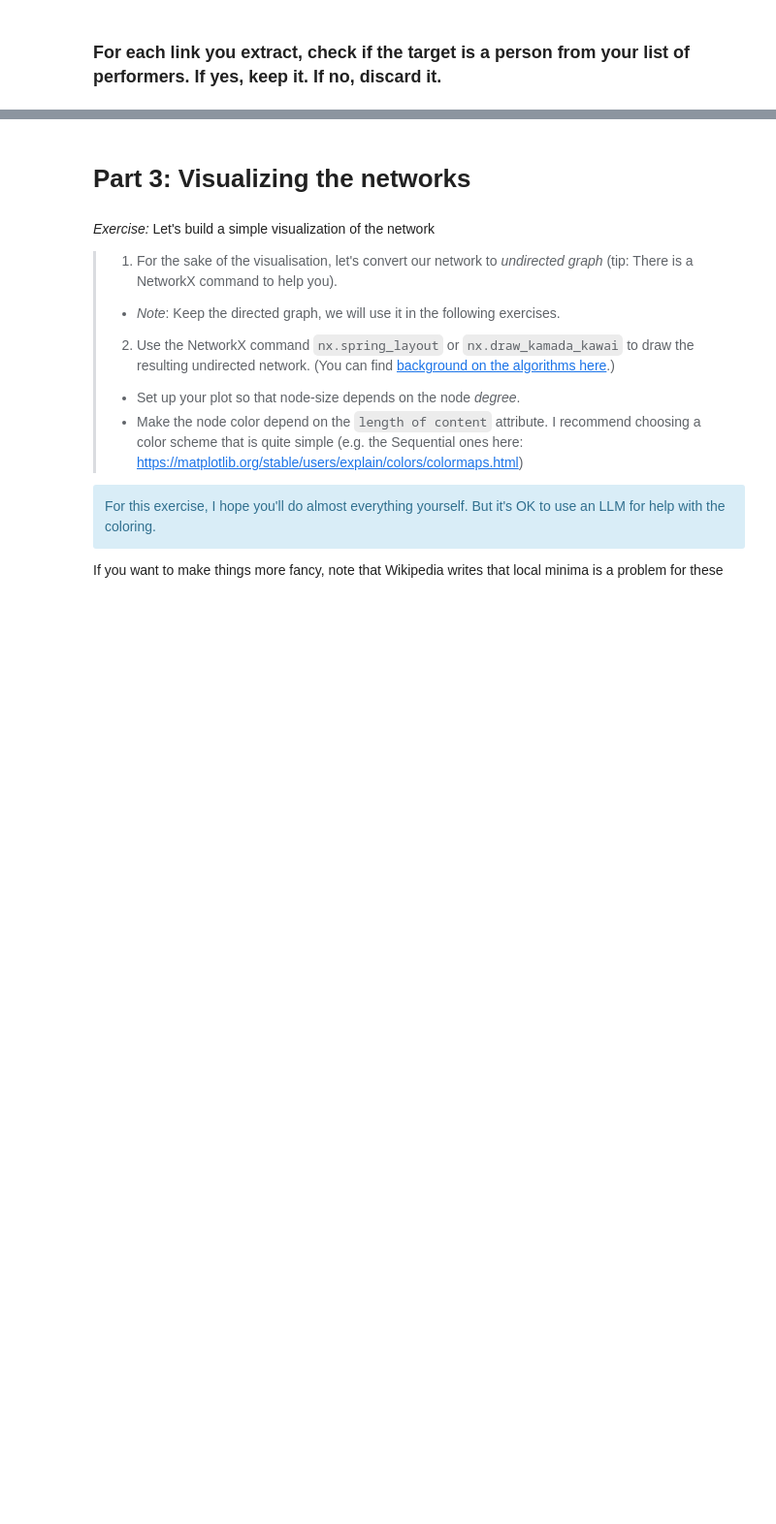
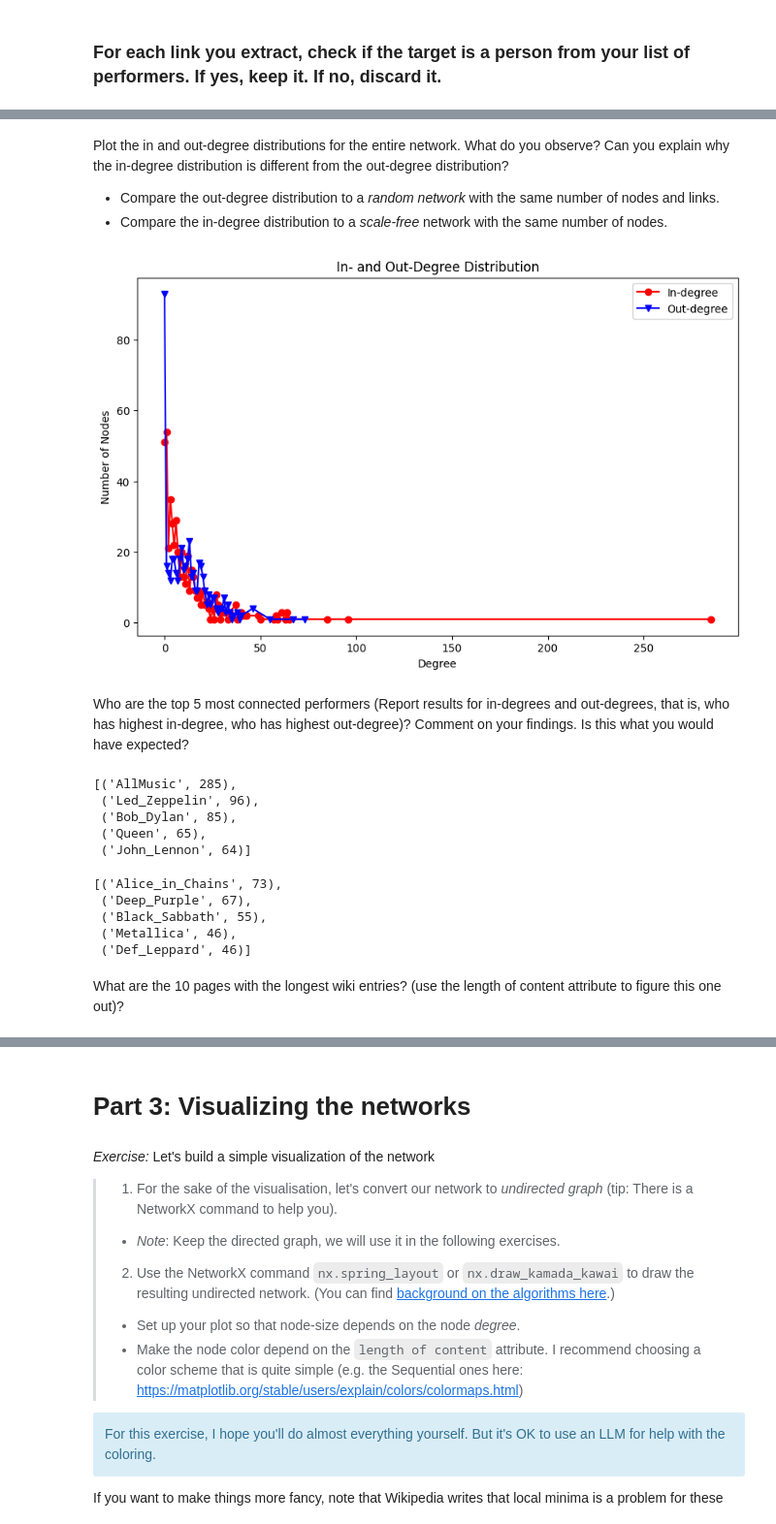
Before and after one commit to DitteGilsfeldt/MSc_Human-Centered_Artificial_Intelligence_DTU, a Jupyter notebook: MSc__7_Semester__Overgangssemester/02805__Social_Grapg_and_Interaction/Week_4/Week4.ipynb, the cells around one changed output, grey strips where cells are left out. Shown at 97% size. Cells and saved outputs as stored; diff of their text form; code cells hidden in the pictures; blank space fills up the shorter version.

Commit message:
Social graph - Week 4 and week 5

```diff
--- a/MSc__7_Semester__Overgangssemester/02805__Social_Grapg_and_Interaction/Week_4/Week4.ipynb
+++ b/MSc__7_Semester__Overgangssemester/02805__Social_Grapg_and_Interaction/Week_4/Week4.ipynb
@@ -213,7 +213,7 @@ all_wiki_links_rock
 # %%
 rock_performance = []
 for link in all_wiki_links_rock:
-    if "File" not in link and "Special:" not in link and "rock music" not in link and "Image:" not in link and "Category:" not in link:
+    if "File" not in link and "Special:" not in link and "rock music" not in link and "Image:" not in link and "Category:" not in link and "AllMusic" not in link and "Template:" not in link and "Help:" not in link and "Portal:" not in link and "Talk:" not in link:
         rock_performance.append(link)
 rock_performance
 # %% [output]
@@ -724,0 +798,19 @@ rock_performance
+# %%
+import networkx as nx
+
+G = nx.DiGraph()
+
+for performer in all_performers:
+    # Use the .txt files you actually saved
+    file_path = os.path.join(directory, f"{performer}.txt")
+
+    with open(file_path, "r", encoding="utf-8") as f:
+        text = f.read()
+        word_count = len(text.split())
+
+    # Add performer node with word_count attribute
+    G.add_node(performer, word_count=word_count)
+
+    # Add edges to linked performers
+    for target in matching_links_collection.get(performer, []):
+        G.add_edge(performer, target)
@@ -750,0 +905,54 @@ For this exercise, I hope you'll do everything yourself. This is a part where yo
+# %% [markdown]
+Plot the in and out-degree distributions for the entire network. What do you observe? Can you explain why the in-degree distribution is different from the out-degree distribution?
+
+
+* Compare the out-degree distribution to a *random network* with the same number of nodes and links.
+* Compare the in-degree distribution to a *scale-free* network with the same number of nodes.
+# %%
+import matplotlib.pyplot as plt
+
+in_degrees = dict(G.in_degree())
+out_degrees = dict(G.out_degree())
+
+# 3. Prepare data for plotting (get degree values and counts)
+in_degree_values = sorted(set(in_degrees.values()))
+in_hist = [list(in_degrees.values()).count(x) for x in in_degree_values]
+
+out_degree_values = sorted(set(out_degrees.values()))
+out_hist = [list(out_degrees.values()).count(x) for x in out_degree_values]
+
+# 4. Plot the histograms
+plt.figure(figsize=(10, 6))
+plt.plot(in_degree_values, in_hist, marker='o', linestyle='-', color='red', label='In-degree')
+plt.plot(out_degree_values, out_hist, marker='v', linestyle='-', color='blue', label='Out-degree')
+
+plt.title('In- and Out-Degree Distribution')
+plt.xlabel('Degree')
+plt.ylabel('Number of Nodes')
+plt.legend()
+plt.show()
+# %% [output]
+[figure, added]
+# %% [markdown]
+Who are the top 5 most connected performers (Report results for in-degrees and out-degrees, that is, who has highest in-degree, who has highest out-degree)? Comment on your findings. Is this what you would have expected?
+# %%
+# Print top 5 with most in-degrees:
+top_in = sorted(in_degrees.items(), key=lambda x: x[1], reverse=True)
+top_in[:5]
+# %% [output]
+[('AllMusic', 285),
+ ('Led_Zeppelin', 96),
+ ('Bob_Dylan', 85),
+ ('Queen', 65),
+ ('John_Lennon', 64)]
+# %%
+top_out = sorted(out_degrees.items(), key=lambda x: x[1], reverse=True)
+top_out[:5]
+# %% [output]
+[('Alice_in_Chains', 73),
+ ('Deep_Purple', 67),
+ ('Black_Sabbath', 55),
+ ('Metallica', 46),
+ ('Def_Leppard', 46)]
+# %% [markdown]
+What are the 10 pages with the longest wiki entries? (use the length of content attribute to figure this one out)?
```
Also changed, not shown: parts of 26 cells of this notebook, 4 other files.
